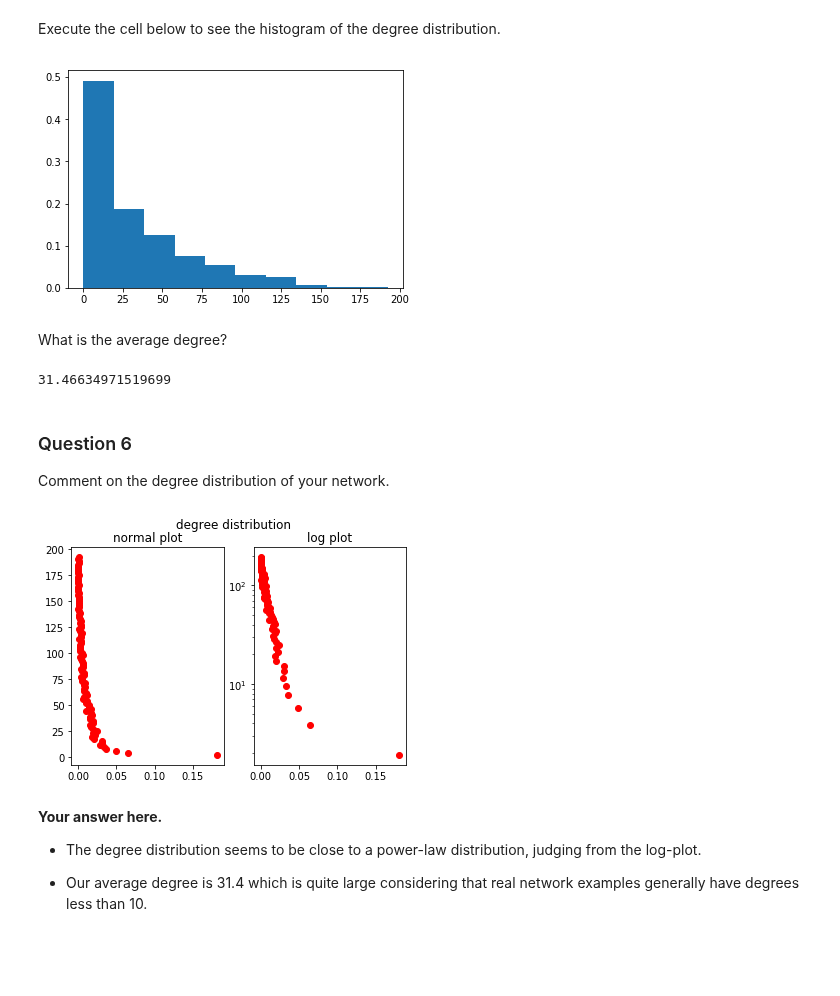
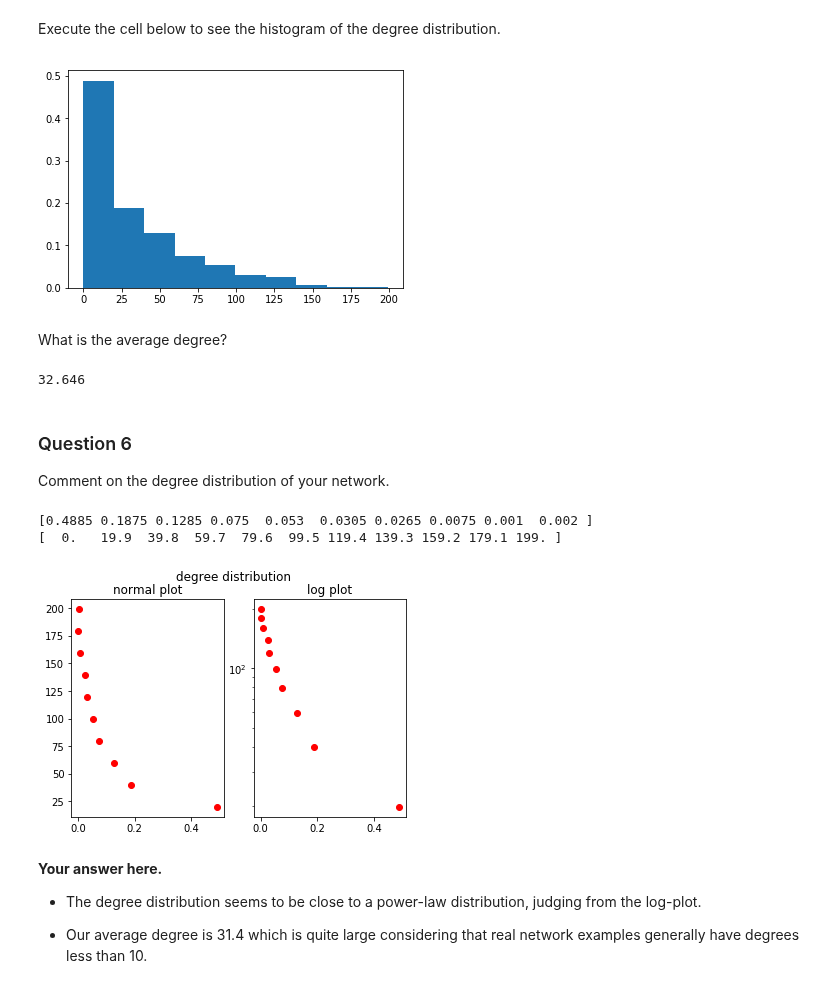
Before and after one commit to senakicir/ntds_project, a Jupyter notebook: 1_network_properties.ipynb, the cells around one changed output. Cells and saved outputs as stored; diff of their text form; code cells hidden in the pictures; blank space fills up the shorter version.

Commit message:
degree dist changed

```diff
--- a/1_network_properties.ipynb
+++ b/1_network_properties.ipynb
@@ -225,7 +225,9 @@ The edges of our graph are weighted. The higher weights between two songs mean t
 
 What is the degree distibution of your network?
 # %%
-degree = np.sum(adjacency, axis = 0) # Your code here. It should be a numpy array.
+adjacency_bin = np.zeros(adjacency.shape)
+adjacency_bin[adjacency > 0] = 1
+degree = np.sum(adjacency_bin, axis = 0) # Your code here. It should be a numpy array.
 assert degree.shape[0] == n_nodes
 # %% [markdown]
 Execute the cell below to see the histogram of the degree distribution.
@@ -233,7 +235,7 @@ Execute the cell below to see the histogram of the degree distribution.
 weights = np.ones_like(degree) / float(n_nodes)
 plt.hist(degree, weights=weights);
 # %% [output]
-[figure, old version]
+[figure, new version]
 # %% [markdown]
 What is the average degree?
 # %%
@@ -241,7 +243,7 @@ What is the average degree?
 ave_degree = np.sum(degree)/n_nodes
 print(ave_degree)
 # %% [output]
-31.46634971519699
+32.646
 # %% [markdown]
 ### Question 6
 
@@ -249,22 +251,26 @@ Comment on the degree distribution of your network.
 # %%
 #print log plot of degree distribution
 fig = plt.figure()
-n, bins, patches = plt.hist(degree, weights=weights, bins = 100)
+n, bins, patches = plt.hist(degree, weights=weights, bins = 10)
+print(n)
+print(bins)
 x_ax = bins[1:]
 plt.close(fig)
 
 fig = plt.figure()
 plt.suptitle("degree distribution")
 plt.subplot(121)
 plt.title("normal plot")
 plt.plot(n, x_ax,  "ro")
 plt.subplot(122)
 plt.title("log plot")
 plt.semilogy(n, x_ax, "ro")
 plt.show()
 plt.close(fig)
 # %% [output]
+[0.4885 0.1875 0.1285 0.075  0.053  0.0305 0.0265 0.0075 0.001  0.002 ]
+[  0.   19.9  39.8  59.7  79.6  99.5 119.4 139.3 159.2 179.1 199. ]
-[figure, old version]
+[figure, new version]
 # %% [markdown]
 **Your answer here.**
 
```
